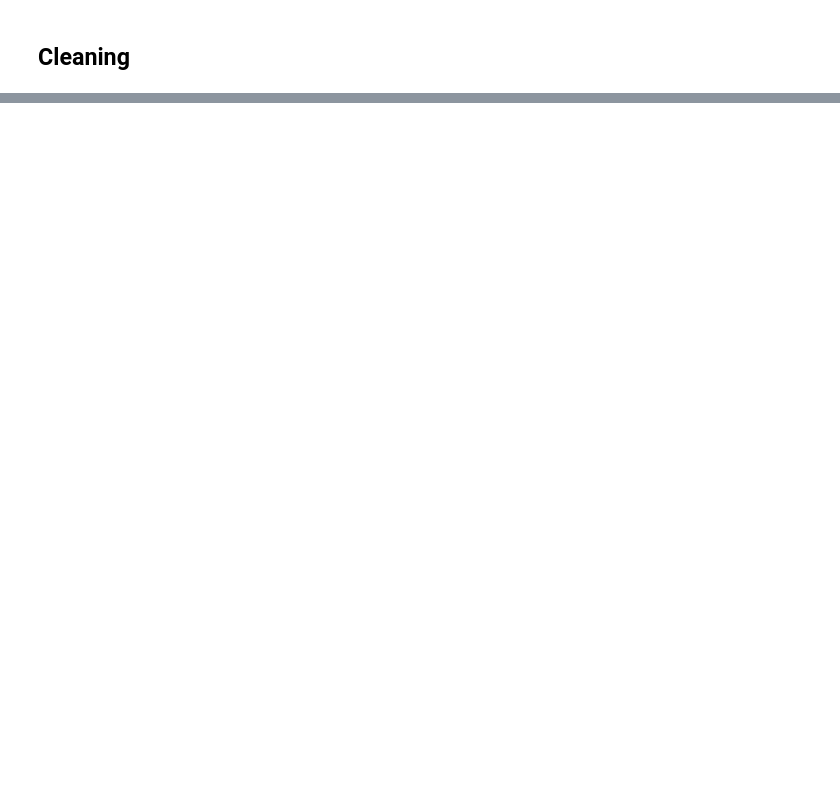
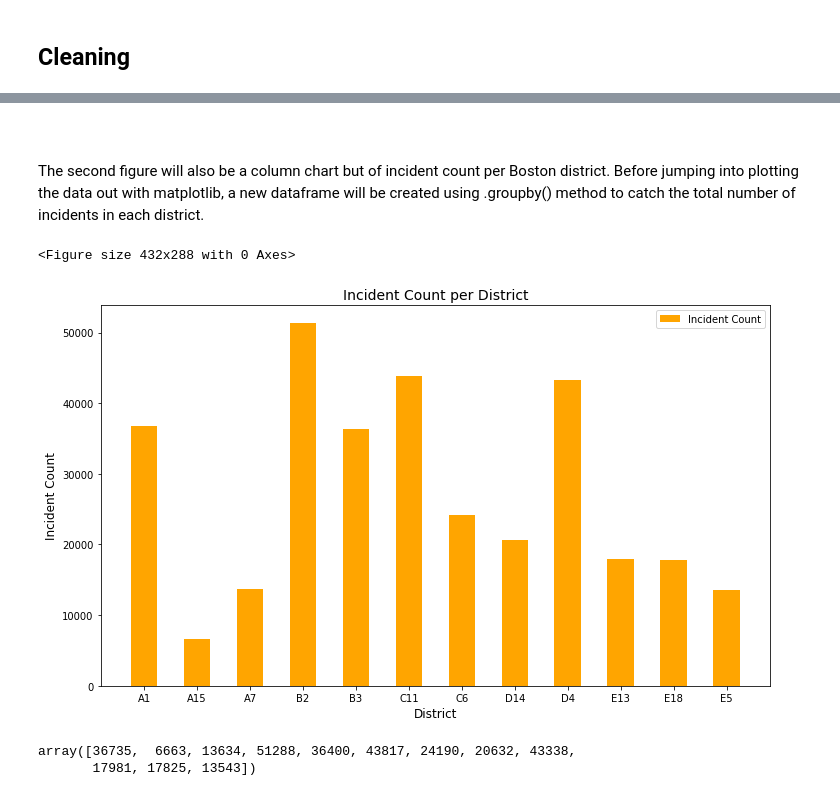
Before and after one commit to Prakhar-Saxena/INFO212-FinalProject, a Jupyter notebook: Final Project.ipynb, the cells around one changed output, grey strips where cells are left out. Drawn from its saved outputs; the diff is of its cells as text; code cells hidden in the pictures; blank space fills up the shorter version.

```diff
--- a/Final Project.ipynb
+++ b/Final Project.ipynb
@@ -94,0 +54,8 @@ NameError: name 'weatherCrime' is not defined
+# %%
+# Load dataset
+crime = pd.read_csv('crime.csv',encoding='latin1', low_memory=False)
+# Change NaN values to N
+crime['SHOOTING'] = crime['SHOOTING'].replace(np.nan, 'N')
+
+crime_cln = crime.loc[:,['INCIDENT_NUMBER', 'OFFENSE_CODE_GROUP', 'DISTRICT', 'SHOOTING', 'OCCURRED_ON_DATE', 'DAY_OF_WEEK', 'HOUR', 'UCR_PART', ]]
+crime_cln
@@ -94,0 +76,5 @@ NameError: name 'weatherCrime' is not defined
+# %%
+# crime_cln['OCCURRED_ON_DATE'].apply(lambda x: datetime.datetime.date(datetime.datetime.strptime(x, "%Y-%m-%d")))
+crime_cln.loc[:,'OCCURRED_ON_DATE'] = pd.to_datetime(crime_cln['OCCURRED_ON_DATE'], format='%Y-%m-%d').dt.date
+crime_cln = crime_cln.rename(columns={'OCCURRED_ON_DATE': 'DATE'})
+crime_cln.head()
@@ -94,0 +154,22 @@ NameError: name 'weatherCrime' is not defined
+# %% [markdown]
+<br>
+# %% [markdown]
+<font size="3.5">The second figure will also be a column chart but of incident count per Boston district. Before jumping into plotting the data out with matplotlib, a new dataframe will be created using .groupby() method to catch the total number of incidents in each district.</font>
+# %%
+# Create a new dataframe with incident counts per district
+incident_count = crime_cln.groupby(['DISTRICT']).size().reset_index(name="Incident Count")
+
+# Plotting
+fig = plt.figure()
+ax = incident_count.plot.bar(x="DISTRICT", y="Incident Count", color="orange",figsize=(12,7))
+ax.set_title("Incident Count per District", size=14)
+ax.set_xticklabels(incident_count["DISTRICT"], rotation=360)
+ax.set_xlabel("District", size=12)
+ax.set_ylabel("Incident Count", size=12)
+ax.autoscale(tight=False)
+plt.show()
+# %% [output]
+<Figure size 432x288 with 0 Axes>
+[figure, added]
+array([36735,  6663, 13634, 51288, 36400, 43817, 24190, 20632, 43338,
+       17981, 17825, 13543])
```
Also changed, not shown: parts of 39 cells of this notebook.
